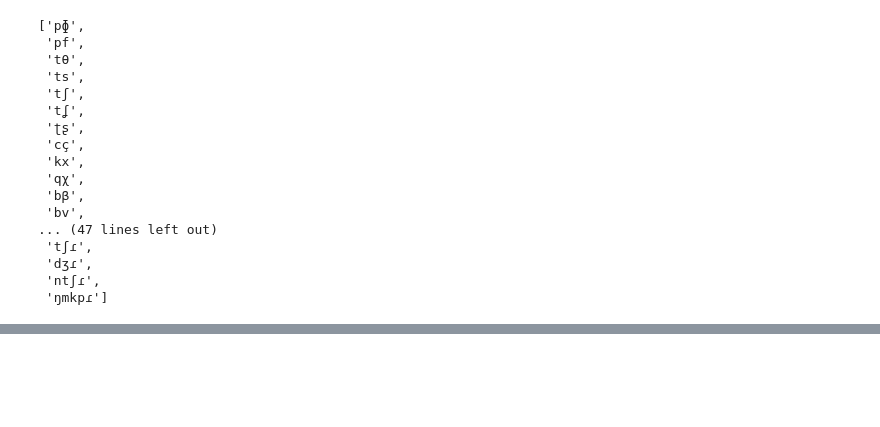
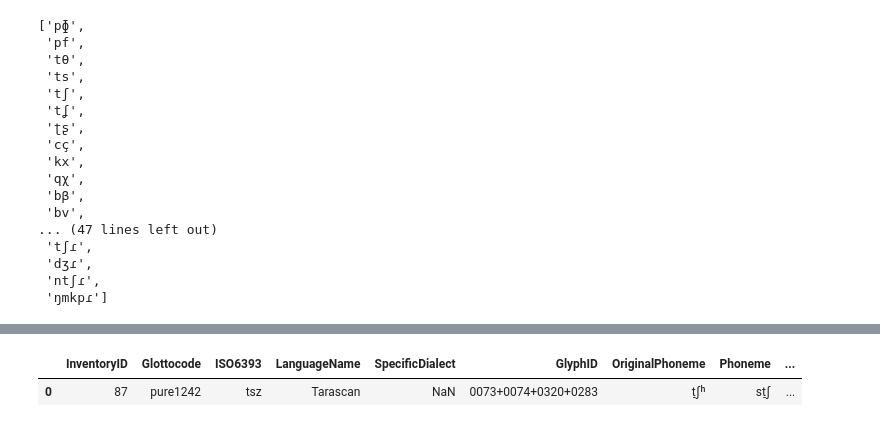
Before and after one commit to Alessioryan/allophony_minimal_feature_rep, a Jupyter notebook: main.ipynb, the cells around one changed output, grey strips where cells are left out. Drawn from its saved outputs; the diff is of its cells as text; code cells hidden in the pictures; blank space fills up the shorter version.

```diff
--- a/main.ipynb
+++ b/main.ipynb
@@ -360,7 +364,7 @@ unhandled_diacritic_base = {
     '031F': ['ɜ', 'w', 'æ', 'n'], # advanced
     '031D': ['ə', 'ɐ'], # uptack
     '0308': ['ə', 'ʉ', 'œ', 'ɯ'], # centralized
-    '031E': ['ɣ', 'r', 'ɹ', 'b', 'ɖ', 'ɡ'], # downtack
+    '031E': ['s', 'ɣ', 'r', 'ɹ', 'b', 'ɖ', 'ɡ'], # downtack
     '031C': ['β', 'θ', 'ɬ'], # less-round
     '033D': ['e', 'o', 'ø', 'a'], # mid-centralized
     '0353': ['d'], # frictionalized
@@ -368,9 +372,13 @@ unhandled_diacritic_base = {
 }
 # These are also unhandled
 unhandled_characters = ['0334', '2198', '1D4A']
-unhandled_special_feats = [
-    'tsx', 'tsç', 'sts', 'stʃ', 'ŋɡb', 'ŋkp', 'dzj', 'ʔtʃ', 'ʔdʒ', 'tʃɥ', 'bvf', 'dzs', 'dʒʃ', 'hts', 'çts', 'htʃ', 'çtʃ'
+unreduced_special_feats = [
+    'tsx', 'tsç', 'sts', 'ŋɡb', 'ŋkp', 'dzj', 'ʔtʃ', 'ʔdʒ', 'tʃɥ', 'bvf', 'dzs', 'dʒʃ', 'hts', 'çts', 'htʃ', 'çtʃ'
 ]
+unnormalized_special_feats = [
+    'st̠ʃ', 'ʃt̠ʃ'
+]
+unhandled_special_feats = [*unreduced_special_feats, *unnormalized_special_feats]
 # %%
 allophoned_df['Unhandled'] = False
 for index, phone in allophoned_df.iterrows():
@@ -428,4 +443,4 @@ allophoned_df
 # %%
-# Print all the ones that are marked
-unhandled_allophones = allophoned_df[allophoned_df['Unhandled'] == True]
-unhandled_allophones.to_csv('unhandled_allophones.csv', encoding='utf-8')
+# Should be handled
+handled_allophones = allophoned_df[allophoned_df['Unhandled'] == False]
+handled_allophones.to_csv('unhandled_allophones.csv', encoding='utf-8')
@@ -448,7 +447,7 @@ unhandled_allophones
 # %%
 # Remove marginality
-for index, phoneme in unhandled_allophones.iterrows():
-    unhandled_allophones.at[index, 'Phoneme'] = phoneme['Phoneme'].replace('<', '').replace('>', '')
-    unhandled_allophones.at[index, 'GlyphID'] = phoneme['GlyphID'].replace('003C+', '').replace('+003E', '')
+for index, phoneme in handled_allophones.iterrows():
+    handled_allophones.at[index, 'Phoneme'] = phoneme['Phoneme'].replace('<', '').replace('>', '')
+    handled_allophones.at[index, 'GlyphID'] = phoneme['GlyphID'].replace('003C+', '').replace('+003E', '')
 # Remove unhandled phonemes
-allophoned_df_without_unhandled = unhandled_allophones[unhandled_allophones['Unhandled'] == False]
+# allophoned_df_without_unhandled = unhandled_allophones[unhandled_allophones['Unhandled'] == False]
@@ -491,0 +500,14 @@ special_feats['segment'].tolist()
+# %%
+# Just stuff
+
+def check_allophones_contains(allophone):
+    new_df = pd.DataFrame(columns=allophoned_df.columns)
+    for index, row in allophoned_df.iterrows():
+        if allophone in row['Phoneme']:
+            new_df = pd.concat([new_df, pd.DataFrame(row).T], ignore_index=True)
+    return new_df
+# %%
+check_allophones_contains('st̠ʃ')
+# %% [output]
+|  | InventoryID | Glottocode | ISO6393 | LanguageName | SpecificDialect | GlyphID | OriginalPhoneme | Phoneme | ... |
+| 0 | 87 | pure1242 | tsz | Tarascan | NaN | 0073+0074+0320+0283 | t̠ʃʰ | st̠ʃ | ... |
```
Also changed, not shown: parts of 10 cells of this notebook.
